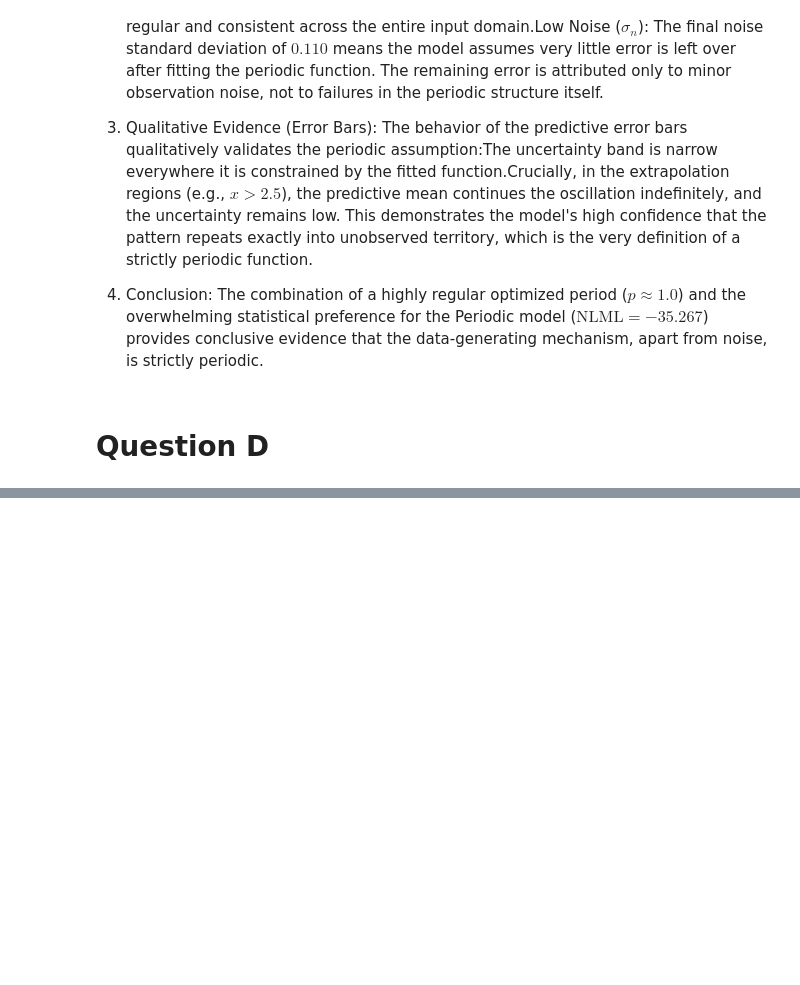
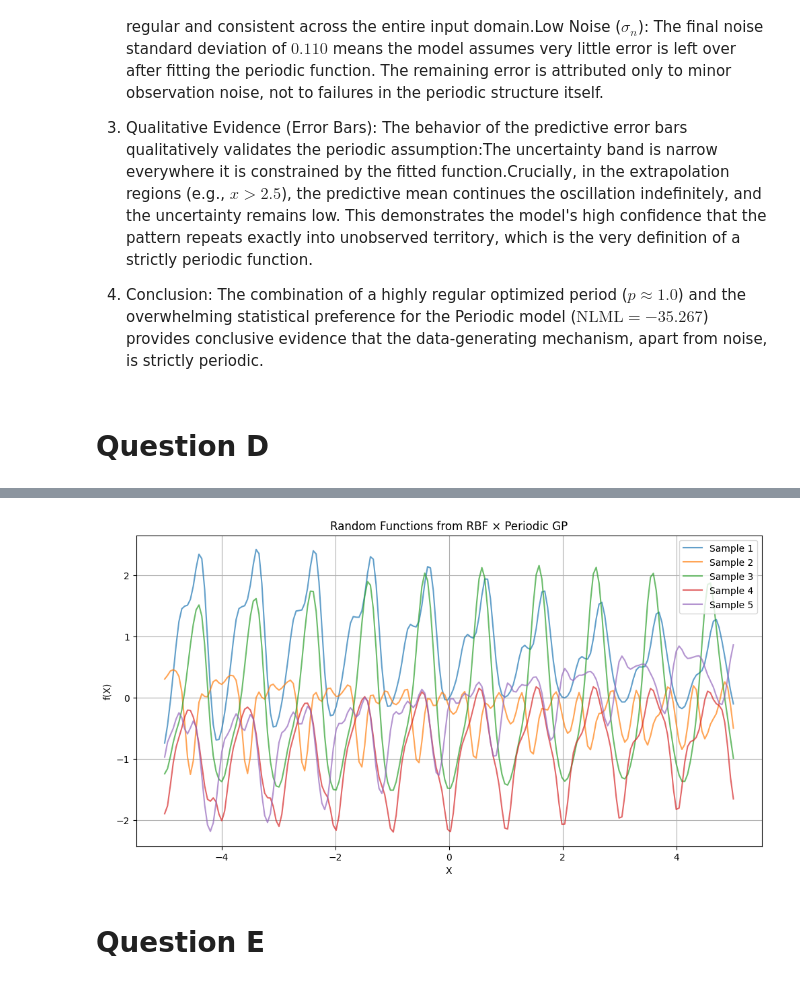
Before and after one commit to Olubusolami-R/gaussian-processes-cw, a Jupyter notebook: 2526/cw1/coursework1.ipynb, the cells around one changed output, grey strips where cells are left out. Saved outputs shown, nothing was run; the diff lists cells and outputs as text; code cells hidden in the pictures; blank space fills up the shorter version.

```diff
--- a/2526/cw1/coursework1.ipynb
+++ b/2526/cw1/coursework1.ipynb
@@ -308,0 +328,40 @@ The evidence overwhelmingly supports the conclusion that the underlying data-gen
+# %%
+import matplotlib.pyplot as plt
+
+# Define X
+X = np.linspace(-5.0, 5.0, 200, dtype=np.float64).reshape(-1, 1)
+
+# Create product kernel: RBF * Periodic
+kern_rbf = GPy.kern.RBF(input_dim=1, lengthscale=np.exp(2), variance=1.0)
+kern_periodic = GPy.kern.StdPeriodic(input_dim=1, lengthscale=np.exp(-0.5),
+                                      period=1.0, variance=1.0)
+kern_product = kern_rbf * kern_periodic
+
+# Compute covariance matrix
+K = kern_product.K(X)
+
+# Add small jitter for numerical stability
+jitter = 1e-6 * np.eye(200)
+K_stable = K + jitter
+
+# Cholesky decomposition
+L = np.linalg.cholesky(K_stable)
+
+# Generate random samples
+n_samples = 5
+plt.figure(figsize=(12, 6))
+for i in range(n_samples):
+    u = np.random.randn(200, 1)
+    f_sample = L @ u
+    plt.plot(X, f_sample, alpha=0.7, label=f'Sample {i+1}')
+
+plt.xlabel('X')
+plt.ylabel('f(X)')
+plt.title('Random Functions from RBF × Periodic GP')
+plt.legend()
+plt.grid(True)
+plt.show()
+# %% [output]
+[figure, added]
+# %% [markdown]
+# Question E
```
Also changed, not shown: parts of 4 cells of this notebook.
